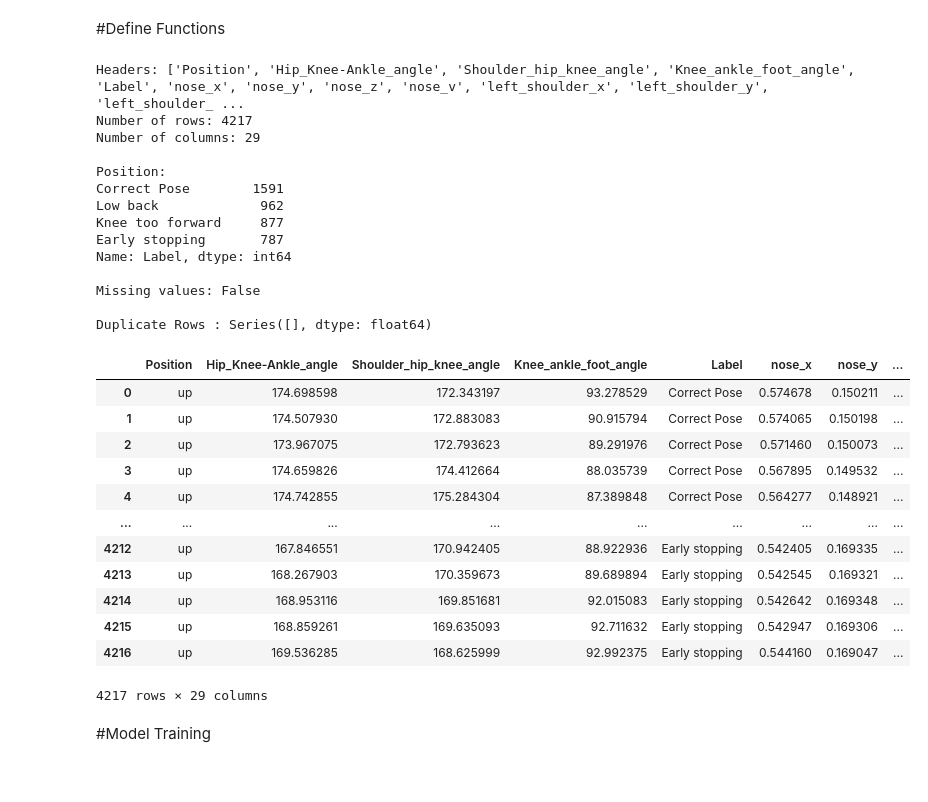
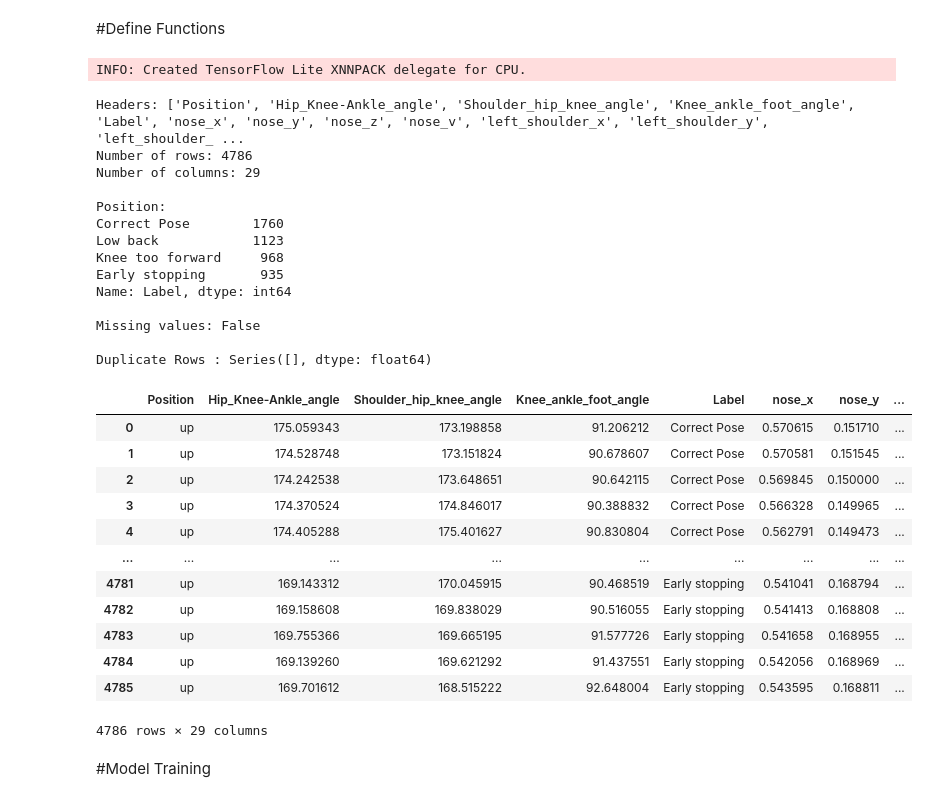
Before and after one commit to Feekah/HumanPoseEstimation, a Jupyter notebook: Dissertation.ipynb, the cells around one changed output. Drawn from its saved outputs; the diff is of its cells as text; code cells hidden in the pictures.

```diff
--- a/Dissertation.ipynb
+++ b/Dissertation.ipynb
@@ -159,12 +160,12 @@ def process_single_video(video, csv_path, video_label):
             # Pressed key for action
             k = cv2.waitKey(1) & 0xFF
 
-            if angle < 110:
+            if angle < 150:
                 export_landmark_to_csv(csv_path, results, "down", angle, angle2, angle3, video_label)
             elif angle > 150:
                 export_landmark_to_csv(csv_path, results, "up", angle, angle2, angle3, video_label)
-            # Press q to stop
-            elif k == ord("q"):
+            # Press s to stop
+            elif k == ord("s"):
                 break
             else: continue
 
@@ -236,60 +237,61 @@ video_labels = {
 
 videos = [
     "Correct_Squat_Female.mp4",
     "Correct_Squat_Female_2.mp4",
     "Correct_Squat_Male.mp4",
     "Incorrect_Back_Female.mp4",
     "Incorrect_Back_Male.mp4",
     "Incorrect_Dorsiflexion_Female.mp4",
     "Incorrect_Dorsiflexion_Male.mp4",
     "Incorrect_Halfway_Female.mp4",
     "Incorrect_Halfway_Male.mp4"
     # ... add paths to your other videos here ...
 ]
 
-output_csv = "Documents/PEVideos/csvfiles/concat3.csv"
+output_csv = "Documents/PEVideos/csvfiles/traindata.csv"
 
 for video in videos:
     csv_filename = f"{video.split('.')[0]}.csv"
     label = video_labels.get(video, "Unknown Pose")
     process_single_video(video, csv_filename, label)
 
 # Get a list of all generated CSV files
 csv_files = [f"{video.split('.')[0]}.csv" for video in videos]
 
 # Concatenate CSV files with the same headers
 concatenated_data = pd.concat([pd.read_csv(csv_file) for csv_file in csv_files], ignore_index=True)
 concatenated_data.to_csv(output_csv, index=False)
 
 describe_dataset(output_csv)
 # %% [output]
-Headers: ['Position', 'Hip_Knee-Ankle_angle', 'Shoulder_hip_knee_angle', 'Knee_ankle_foot_angle', 'Label', 'nose_x', 'nose_y', 'nose_z', 'nose_v', 'left_shoulder_x', 'left_shoulder_y', 'left_shoulder_ ...
-Number of rows: 4217
-Number of columns: 29
-
-Position:
-Correct Pose        1591
-Low back             962
-Knee too forward     877
-Early stopping       787
-Name: Label, dtype: int64
-
-Missing values: False
-
-Duplicate Rows : Series([], dtype: float64)
+INFO: Created TensorFlow Lite XNNPACK delegate for CPU.
+Headers: ['Position', 'Hip_Knee-Ankle_angle', 'Shoulder_hip_knee_angle', 'Knee_ankle_foot_angle', 'Label', 'nose_x', 'nose_y', 'nose_z', 'nose_v', 'left_shoulder_x', 'left_shoulder_y', 'left_shoulder_ ...
+Number of rows: 4786
+Number of columns: 29
+
+Position:
+Correct Pose        1760
+Low back            1123
+Knee too forward     968
+Early stopping       935
+Name: Label, dtype: int64
+
+Missing values: False
+
+Duplicate Rows : Series([], dtype: float64)
 |  | Position | Hip_Knee-Ankle_angle | Shoulder_hip_knee_angle | Knee_ankle_foot_angle | Label | nose_x | nose_y | ... |
-| 0 | up | 174.698598 | 172.343197 | 93.278529 | Correct Pose | 0.574678 | 0.150211 | ... |
-| 1 | up | 174.507930 | 172.883083 | 90.915794 | Correct Pose | 0.574065 | 0.150198 | ... |
-| 2 | up | 173.967075 | 172.793623 | 89.291976 | Correct Pose | 0.571460 | 0.150073 | ... |
-| 3 | up | 174.659826 | 174.412664 | 88.035739 | Correct Pose | 0.567895 | 0.149532 | ... |
-| 4 | up | 174.742855 | 175.284304 | 87.389848 | Correct Pose | 0.564277 | 0.148921 | ... |
+| 0 | up | 175.059343 | 173.198858 | 91.206212 | Correct Pose | 0.570615 | 0.151710 | ... |
+| 1 | up | 174.528748 | 173.151824 | 90.678607 | Correct Pose | 0.570581 | 0.151545 | ... |
+| 2 | up | 174.242538 | 173.648651 | 90.642115 | Correct Pose | 0.569845 | 0.150000 | ... |
+| 3 | up | 174.370524 | 174.846017 | 90.388832 | Correct Pose | 0.566328 | 0.149965 | ... |
+| 4 | up | 174.405288 | 175.401627 | 90.830804 | Correct Pose | 0.562791 | 0.149473 | ... |
 | ... | ... | ... | ... | ... | ... | ... | ... | ... |
-| 4212 | up | 167.846551 | 170.942405 | 88.922936 | Early stopping | 0.542405 | 0.169335 | ... |
-| 4213 | up | 168.267903 | 170.359673 | 89.689894 | Early stopping | 0.542545 | 0.169321 | ... |
-| 4214 | up | 168.953116 | 169.851681 | 92.015083 | Early stopping | 0.542642 | 0.169348 | ... |
-| 4215 | up | 168.859261 | 169.635093 | 92.711632 | Early stopping | 0.542947 | 0.169306 | ... |
-| 4216 | up | 169.536285 | 168.625999 | 92.992375 | Early stopping | 0.544160 | 0.169047 | ... |
+| 4781 | up | 169.143312 | 170.045915 | 90.468519 | Early stopping | 0.541041 | 0.168794 | ... |
+| 4782 | up | 169.158608 | 169.838029 | 90.516055 | Early stopping | 0.541413 | 0.168808 | ... |
+| 4783 | up | 169.755366 | 169.665195 | 91.577726 | Early stopping | 0.541658 | 0.168955 | ... |
+| 4784 | up | 169.139260 | 169.621292 | 91.437551 | Early stopping | 0.542056 | 0.168969 | ... |
+| 4785 | up | 169.701612 | 168.515222 | 92.648004 | Early stopping | 0.543595 | 0.168811 | ... |
-4217 rows × 29 columns
+4786 rows × 29 columns
 # %% [markdown]
 #Model Training
 # %%
```
Also changed, not shown: parts of 4 cells of this notebook.
